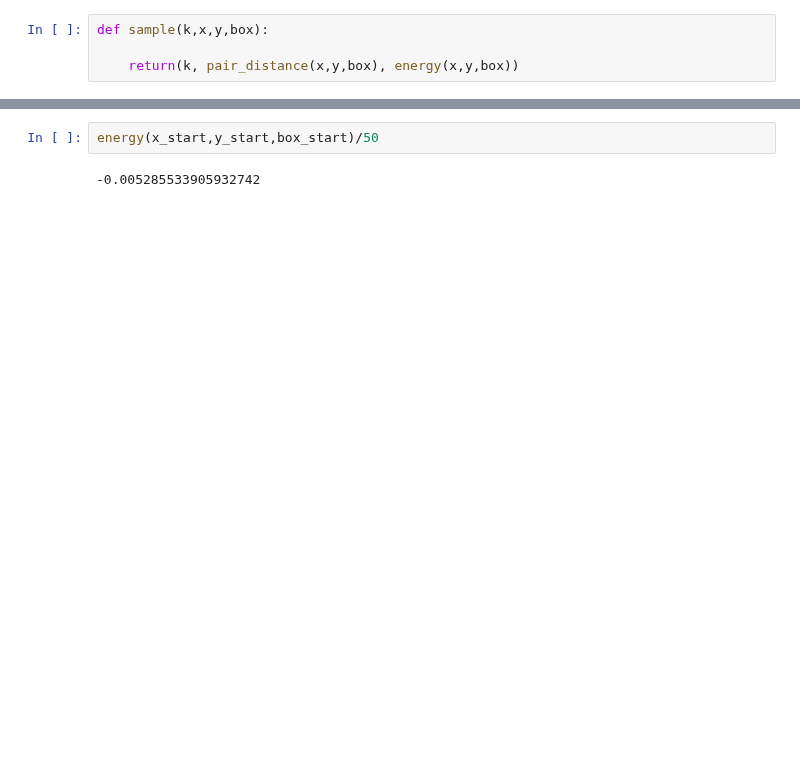
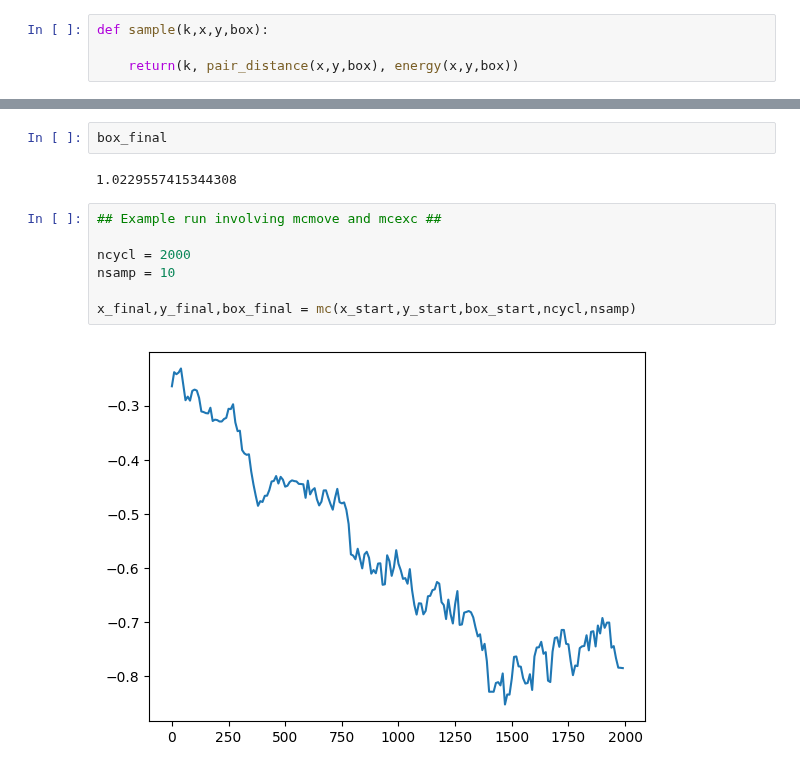
Before and after one commit to mannodiarun/MSE570, a Jupyter notebook: MC.ipynb, the cells around one changed output, grey strips where cells are left out. Drawn from its saved outputs; the diff is of its cells as text; blank space fills up the shorter version.

```diff
--- a/MC.ipynb
+++ b/MC.ipynb
@@ -273,4 +280,13 @@ plt.show()
-# %%
-energy(x_start,y_start,box_start)/50
-# %% [output]
--0.005285533905932742
+# %%
+box_final
+# %% [output]
+1.0229557415344308
+# %%
+## Example run involving mcmove and mcexc ##
+
+ncycl = 2000
+nsamp = 10
+
+x_final,y_final,box_final = mc(x_start,y_start,box_start,ncycl,nsamp)
+# %% [output]
+[figure, added]
```
Also changed, not shown: parts of 11 cells of this notebook.
